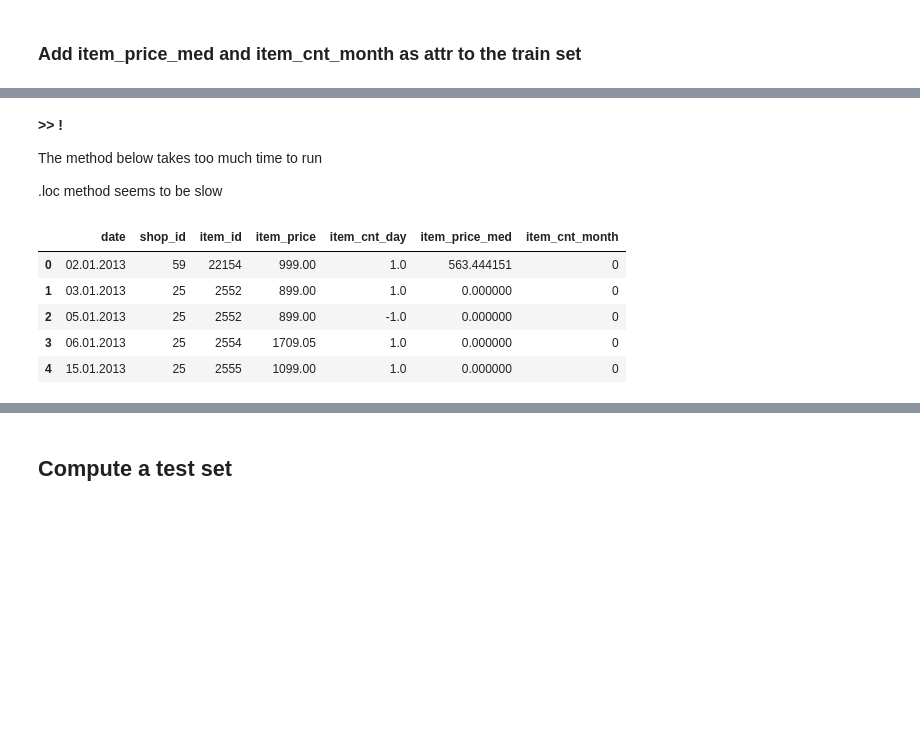
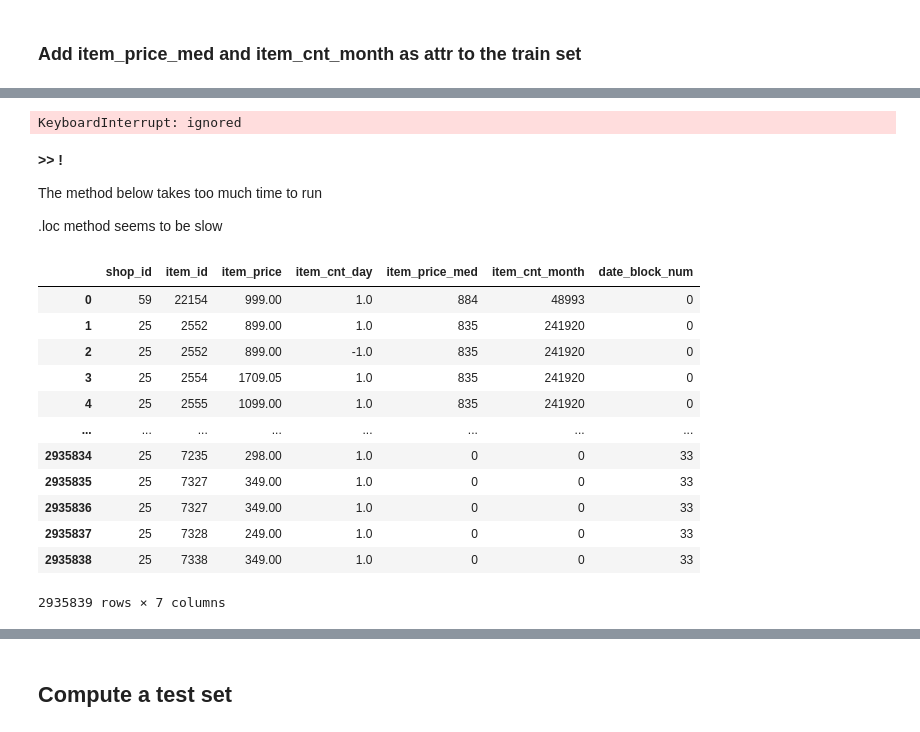
Before and after one commit to nyculescu/kaggle__competitive_data_science_predict_future_sales, a Jupyter notebook: 01_kernel_nb.ipynb, the cells around one changed output, grey strips where cells are left out. Drawn from its saved outputs; the diff is of its cells as text; code cells hidden in the pictures; blank space fills up the shorter version.

Commit message:
<Add item_price_med ... set> -- te train dataframe is now containing the right attrs

```diff
--- a/01_kernel_nb.ipynb
+++ b/01_kernel_nb.ipynb
@@ -343,7 +353,16 @@ sales_train_gb.head()
 sales_train_ = sales_train.copy()
 sales_train_['item_price_med'] = float(0)
 sales_train_['item_cnt_month'] = int(0)
-sales_train_.drop(["date_block_num"], inplace=True, axis=1)
+sales_train_.drop(["date"], inplace=True, axis=1)
+# %%
+for row in sales_train_.iterrows():
+  idx_m = int(sales_train_.loc[sales_train_.index[row[0]], "date_block_num"])
+  idx_s = int(sales_train_.loc[sales_train_.index[row[0]], "shop_id"])
+
+  item_cnt_month = sales_train_gb_mth["item_cnt_month"][idx_s][idx_m]
+  sales_train_.loc[sales_train_.index[row[0]], "item_cnt_month"] = item_cnt_month
+# %% [output]
+KeyboardInterrupt: ignored
 # %% [markdown]
 **>> !**
 
@@ -361,10 +387,20 @@ for row in sales_train_.iterrows():
+# %%
+sales_train_["item_price_med"] = sales_train_["item_price_med"].astype('int')
+sales_train_["item_cnt_month"] = sales_train_["item_cnt_month"].astype('int')
 # %%
-sales_train_.head()
+sales_train_.head(n=-10)
 # %% [output]
-|  | date | shop_id | item_id | item_price | item_cnt_day | item_price_med | item_cnt_month |
-| 0 | 02.01.2013 | 59 | 22154 | 999.00 | 1.0 | 563.444151 | 0 |
-| 1 | 03.01.2013 | 25 | 2552 | 899.00 | 1.0 | 0.000000 | 0 |
-| 2 | 05.01.2013 | 25 | 2552 | 899.00 | -1.0 | 0.000000 | 0 |
-| 3 | 06.01.2013 | 25 | 2554 | 1709.05 | 1.0 | 0.000000 | 0 |
-| 4 | 15.01.2013 | 25 | 2555 | 1099.00 | 1.0 | 0.000000 | 0 |
+|  | shop_id | item_id | item_price | item_cnt_day | item_price_med | item_cnt_month | date_block_num |
+| 0 | 59 | 22154 | 999.00 | 1.0 | 884 | 48993 | 0 |
+| 1 | 25 | 2552 | 899.00 | 1.0 | 835 | 241920 | 0 |
+| 2 | 25 | 2552 | 899.00 | -1.0 | 835 | 241920 | 0 |
+| 3 | 25 | 2554 | 1709.05 | 1.0 | 835 | 241920 | 0 |
+| 4 | 25 | 2555 | 1099.00 | 1.0 | 835 | 241920 | 0 |
+| ... | ... | ... | ... | ... | ... | ... | ... |
+| 2935834 | 25 | 7235 | 298.00 | 1.0 | 0 | 0 | 33 |
+| 2935835 | 25 | 7327 | 349.00 | 1.0 | 0 | 0 | 33 |
+| 2935836 | 25 | 7327 | 349.00 | 1.0 | 0 | 0 | 33 |
+| 2935837 | 25 | 7328 | 249.00 | 1.0 | 0 | 0 | 33 |
+| 2935838 | 25 | 7338 | 349.00 | 1.0 | 0 | 0 | 33 |
+2935839 rows × 7 columns
 # %%
```
Also changed, not shown: parts of 7 cells of this notebook.
